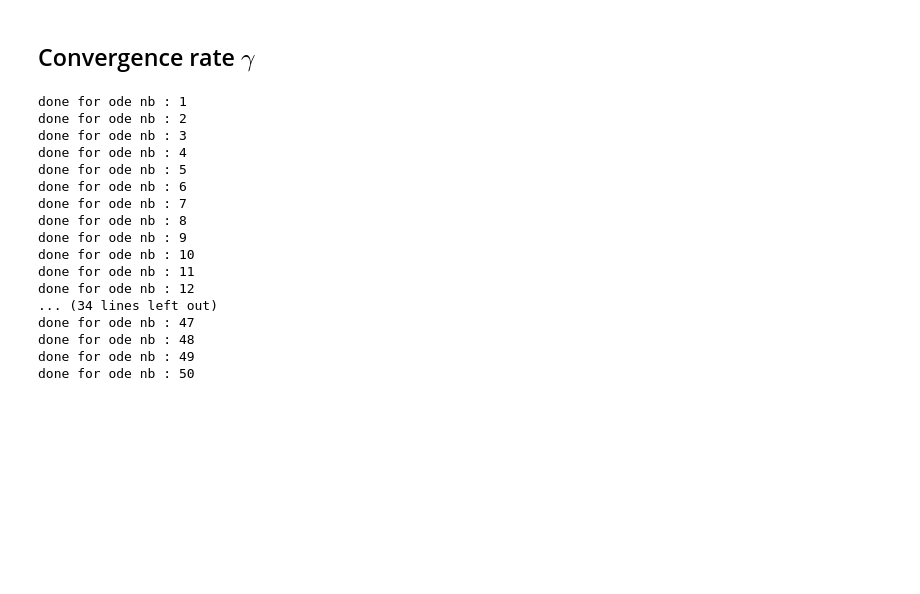
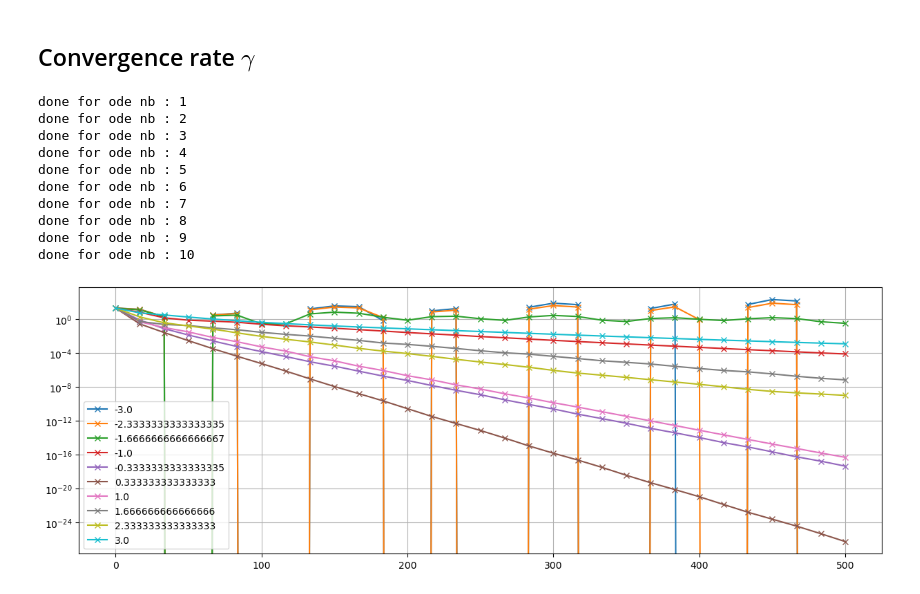
Before and after one commit to lucas-perrin/LWW_Assim, a Jupyter notebook: python_code/comparaison_observers.ipynb, the cells around one changed output. Cells and saved outputs as stored; diff of their text form; code cells hidden in the pictures; blank space fills up the shorter version.

```diff
--- a/python_code/comparaison_observers.ipynb
+++ b/python_code/comparaison_observers.ipynb
@@ -116,3 +124,6 @@ X0_mix = create_Fourier_X0(N_ini_fq,N_ini_fq, Nx, dx)
 X0mini_mix = np.zeros(1)
 for i,val in enumerate(X0_mix):
     if X0_mix[i] > 1e-12: X0mini_mix = np.concatenate((X0mini_mix,np.array([val])))
+# %%
+X0_test = np.concatenate((np.zeros(1),np.random.rand(4),np.zeros(Nx-5)))
+X0mini_test = np.concatenate((np.zeros(1),np.random.rand(4),np.zeros(4)))
@@ -184,10 +203,10 @@ gamma_list = (10*np.ones(nb_gamma))**np.linspace(-5,3,nb_gamma)
 conv_factor_the = np.zeros(nb_gamma)
 fX_sol = {}
 for i,gamma in enumerate(gamma_list):
-    fAmini_i = np.block([[fOmini, fImini], [fFmini, gamma * Pimini_nm @ fCmini]])
-    conv_factor_the[i] = largest_nonzero_eigenvalue(fAmini_i)
+    fABmini_i = np.block([[fOmini, fImini], [fFmini, gamma * (Pimini_nm @ fCmini)]])
+    conv_factor_the[i] = largest_nonzero_eigenvalue(fABmini_i)
     print('done for ode nb :',i+1)
-    fX_sol[i] = Euler_Explicit(fAmini_i,fX0mini_mix,tspan)
+    fX_sol[i] = Euler_Explicit(fABmini_i,fX0mini_test,tspan)
 # %% [output]
 done for ode nb : 1
 done for ode nb : 2
@@ -199,22 +218,17 @@ done for ode nb : 7
 done for ode nb : 8
 done for ode nb : 9
 done for ode nb : 10
-done for ode nb : 11
-done for ode nb : 12
-... (34 lines left out)
-done for ode nb : 47
-done for ode nb : 48
-done for ode nb : 49
-done for ode nb : 50
 # %%
-# steps = tspan.shape[0]//100
-# plt.figure(figsize=(15, 5))
-# conv_factor_obs = np.zeros(nb_gamma)
-# conv_factor_the = np.zeros(nb_gamma)
-# for i,gamma in enumerate(gamma_list):
-#     plt.semilogy(tspan[::steps],np.linalg.norm(fX_sol[i][0:,::steps],2,axis=0),'-x',label=np.log10(gamma))
-#     conv_factor_obs[i] = np.polyfit(tspan[::steps],np.log(np.linalg.norm(fX_sol[i][0:,::steps],2,axis=0)),1)[0]
-# plt.grid()
-# plt.legend()
-# plt.show()
+steps = tspan.shape[0]//30
+plt.figure(figsize=(15, 5))
+conv_factor_obs = np.zeros(nb_gamma)
+conv_factor_the = np.zeros(nb_gamma)
+for i,gamma in enumerate(gamma_list):
+    plt.semilogy(tspan[::steps],H_half_times_L2_norm(fX_sol[i][0:,::steps],frequencesmini),'-x',label=np.log10(gamma))
+    conv_factor_obs[i] = np.polyfit(tspan[::steps],np.log(H_half_times_L2_norm(fX_sol[i][0:,::steps],frequencesmini)),1)[0]
+plt.grid()
+plt.legend()
+plt.show()
+# %% [output]
+[figure, added]
 # %%
```
Also changed, not shown: parts of 37 cells of this notebook, 12 other files.
